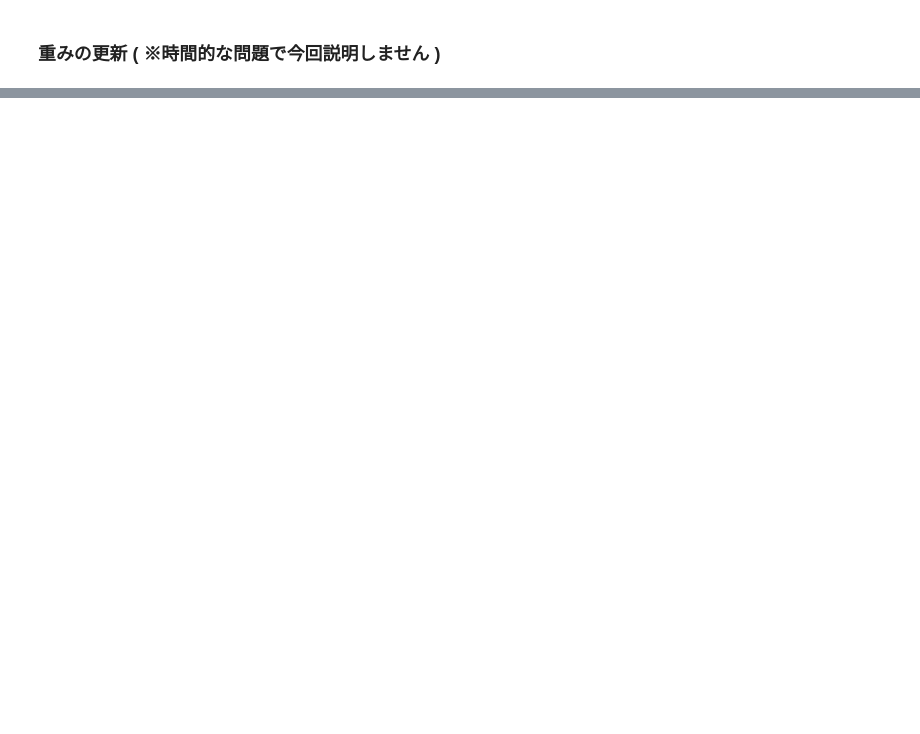
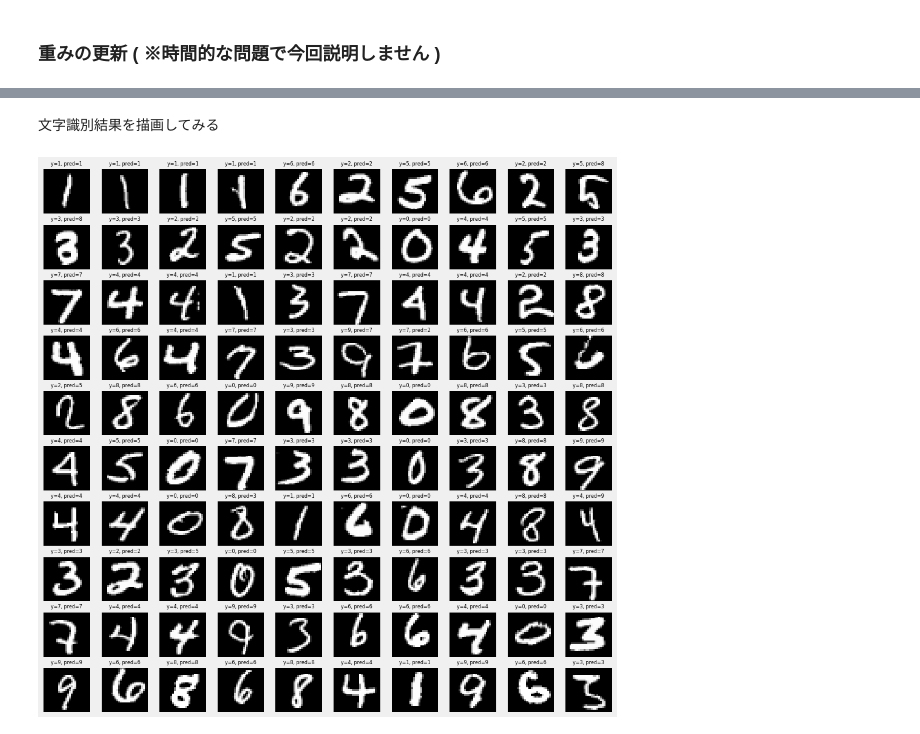
Before and after one commit to amacbee/intro_deep_learning, a Jupyter notebook: neural_network.ipynb, the cells around one changed output, grey strips where cells are left out. Drawn from its saved outputs; the diff is of its cells as text; code cells hidden in the pictures; blank space fills up the shorter version.

```diff
--- a/neural_network.ipynb
+++ b/neural_network.ipynb
@@ -143,6 +191,9 @@ def to_formatted_array(x, output_size):
 # %%
-for i in range(x_train.shape[0]):
-    x = x_train[i]
+# 学習データを利用して重みの更新処理を行う
+
+train_size = X_train.shape[0]
+for i in range(train_size):
+    x = X_train[i]
     y = to_formatted_array(y_train[i], output_size)
 
     hidden_weight, output_weight = fit(x, y, hidden_weight, output_weight)
@@ -148,0 +206,14 @@ for i in range(x_train.shape[0]):
+# %%
+digit2ok = Counter()
+digit2ng = Counter()
+
+test_size = X_test.shape[0]
+for i in range(test_size):
+    x = X_test[i]
+    y = y_test[i]
+
+    pred = predicate(x, hidden_weight, output_weight)
+    if int(y) == int(pred):
+        digit2ok[y] += 1
+    else:
+        digit2ng[y] += 1
@@ -148,0 +242,25 @@ for i in range(x_train.shape[0]):
+# %% [markdown]
+文字識別結果を描画してみる
+# %%
+def draw_result(X, y, pred, cnt):
+    size = 28
+    Z = X.reshape(size, size)
+    Z = Z[::-1,:]
+
+    plt.subplot(10, 10, cnt)
+    plt.xlim(0, size - 1)
+    plt.ylim(0, size - 1)
+    plt.pcolor(Z)
+    plt.title("y={0}, pred={1}".format(y, pred), size=8)
+    plt.gray()
+    plt.tick_params(labelbottom="off")
+    plt.tick_params(labelleft="off")
+
+plt.figure(figsize=(15, 15))
+for cnt, idx in enumerate(np.random.permutation(test_size)[:100]):
+    x = X_test[idx]
+    pred = predicate(x, hidden_weight, output_weight)
+    draw_result(X_test[idx], y_test[idx], pred, cnt+1)
+plt.show()
+# %% [output]
+[figure, added]
```
Also changed, not shown: parts of 31 cells of this notebook.
